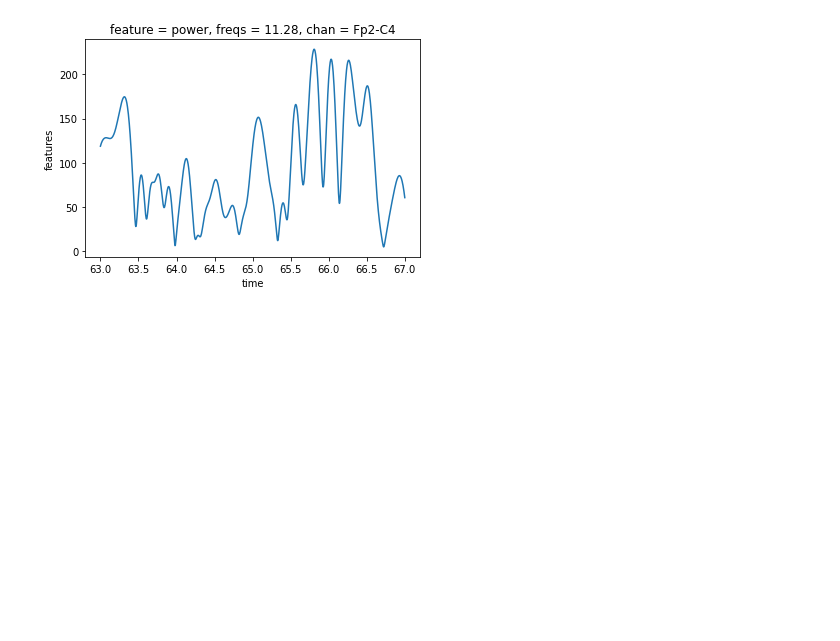
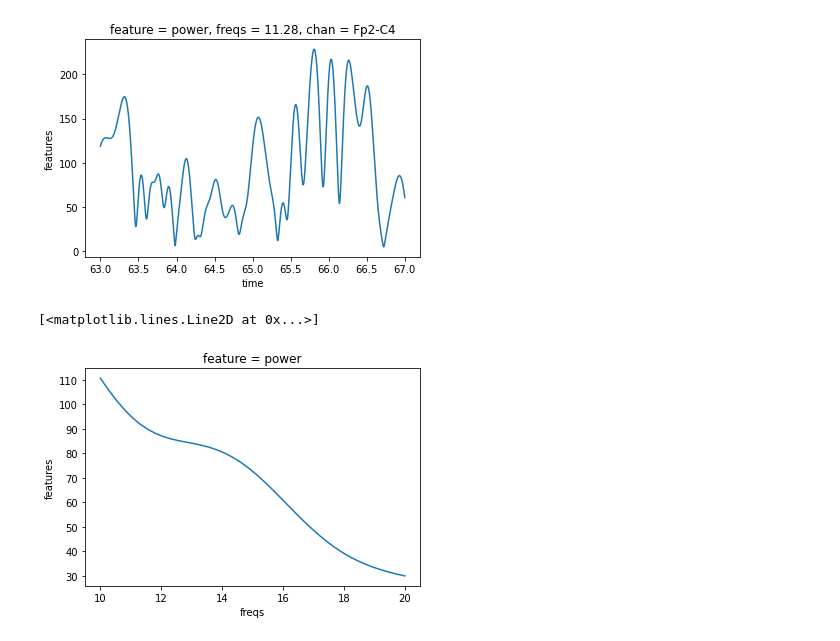
Before and after one commit to ValentinGhibaudo/Sleep_EEG_Respi, a Jupyter notebook: wavelet_analysis.ipynb, the cells around one changed output. Drawn from its saved outputs; the diff is of its cells as text; code cells hidden in the pictures; blank space fills up the shorter version.

```diff
--- a/wavelet_analysis.ipynb
+++ b/wavelet_analysis.ipynb
@@ -93,6 +91,11 @@ da_all_features.loc['Fp2-C4',range_freqs[5],63:67].plot()
 # %% [output]
 [<matplotlib.lines.Line2D at 0x...>]
 [figure]
+# %%
+da_all_features.loc[:,:,:].mean(['time','chan']).plot()
+# %% [output]
+[<matplotlib.lines.Line2D at 0x...>]
+[figure, added]
 # %%
 if save:
     resp_features = pd.read_excel(root + 'cmo/Etudiants/Valentin_G/Sleep_EEG_Respi/df_analyse/resp_features.xlsx')
```
Also changed, not shown: parts of 13 cells of this notebook, 2 other files.
